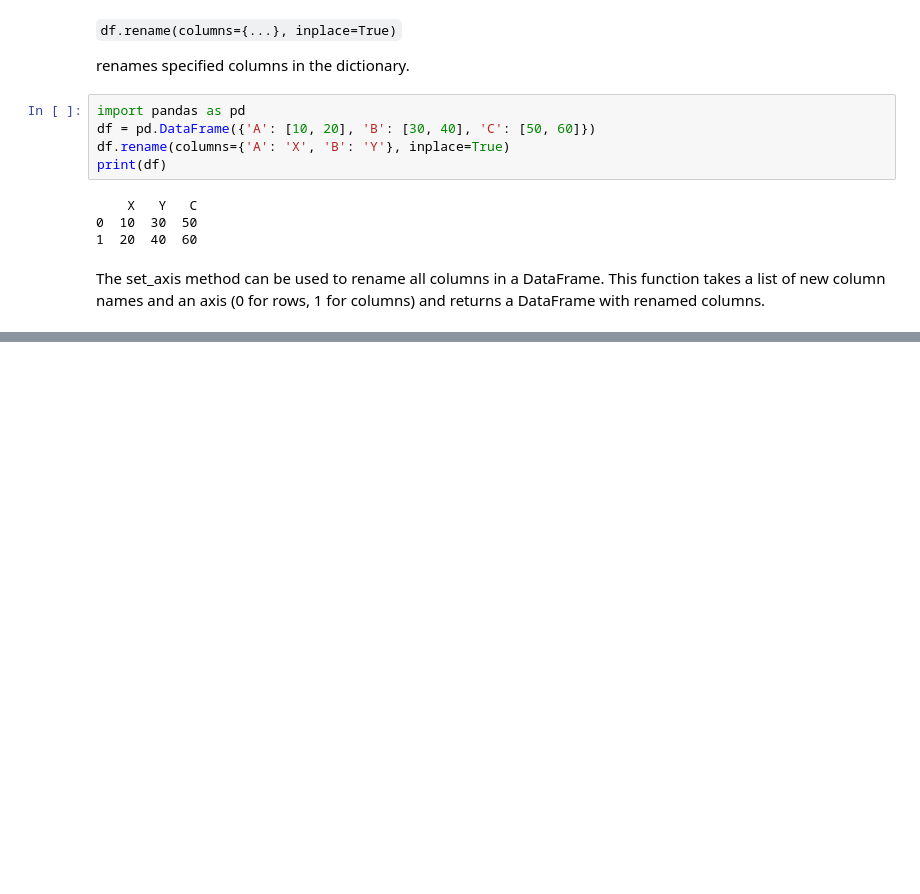
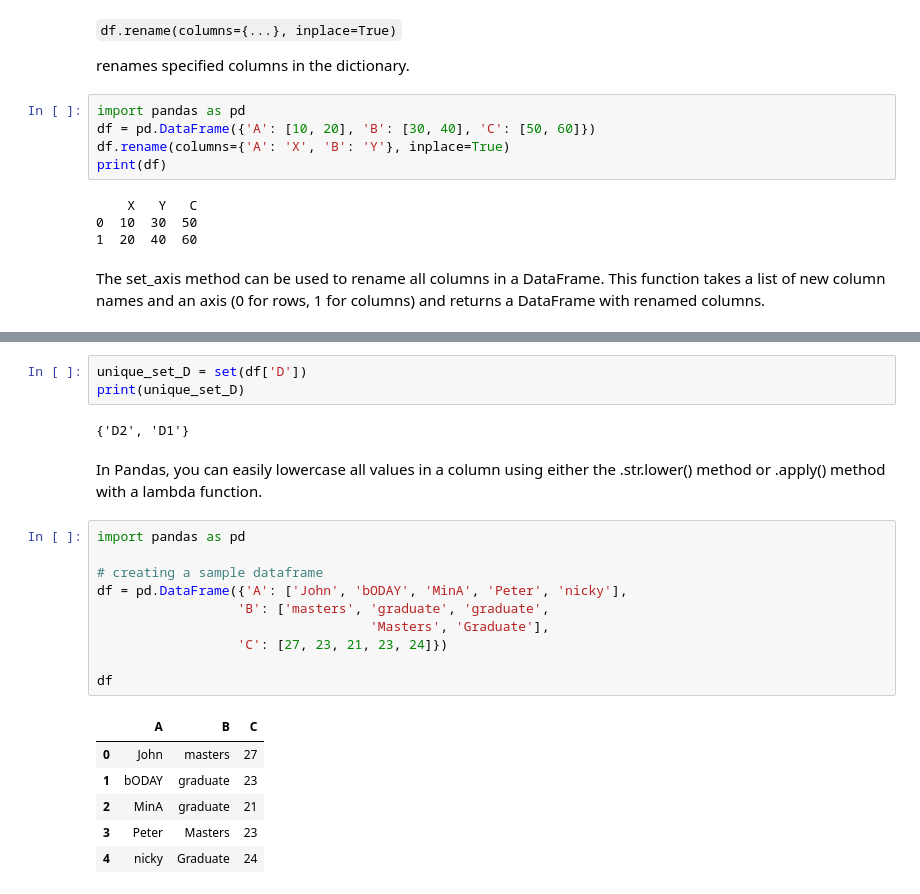
Before and after one commit to harshithvinesh/machine_learning, a Jupyter notebook: pandas.ipynb, the cells around one changed output, grey strips where cells are left out. Cells and saved outputs as stored; diff of their text form; blank space fills up the shorter version.

```diff
--- a/pandas.ipynb
+++ b/pandas.ipynb
@@ -769,0 +938,24 @@ print(df)
+# %%
+unique_set_D = set(df['D'])
+print(unique_set_D)
+# %% [output]
+{'D2', 'D1'}
+# %% [markdown]
+<p style="font-family:Cursive">In Pandas, you can easily lowercase all values in a column using either the .str.lower() method or .apply() method with a lambda function.</p>
+# %%
+import pandas as pd
+
+# creating a sample dataframe
+df = pd.DataFrame({'A': ['John', 'bODAY', 'MinA', 'Peter', 'nicky'],
+                  'B': ['masters', 'graduate', 'graduate',
+                                   'Masters', 'Graduate'],
+                  'C': [27, 23, 21, 23, 24]})
+
+df
+# %% [output]
+|  | A | B | C |
+| 0 | John | masters | 27 |
+| 1 | bODAY | graduate | 23 |
+| 2 | MinA | graduate | 21 |
+| 3 | Peter | Masters | 23 |
+| 4 | nicky | Graduate | 24 |
```
Also changed, not shown: parts of 31 cells of this notebook.
